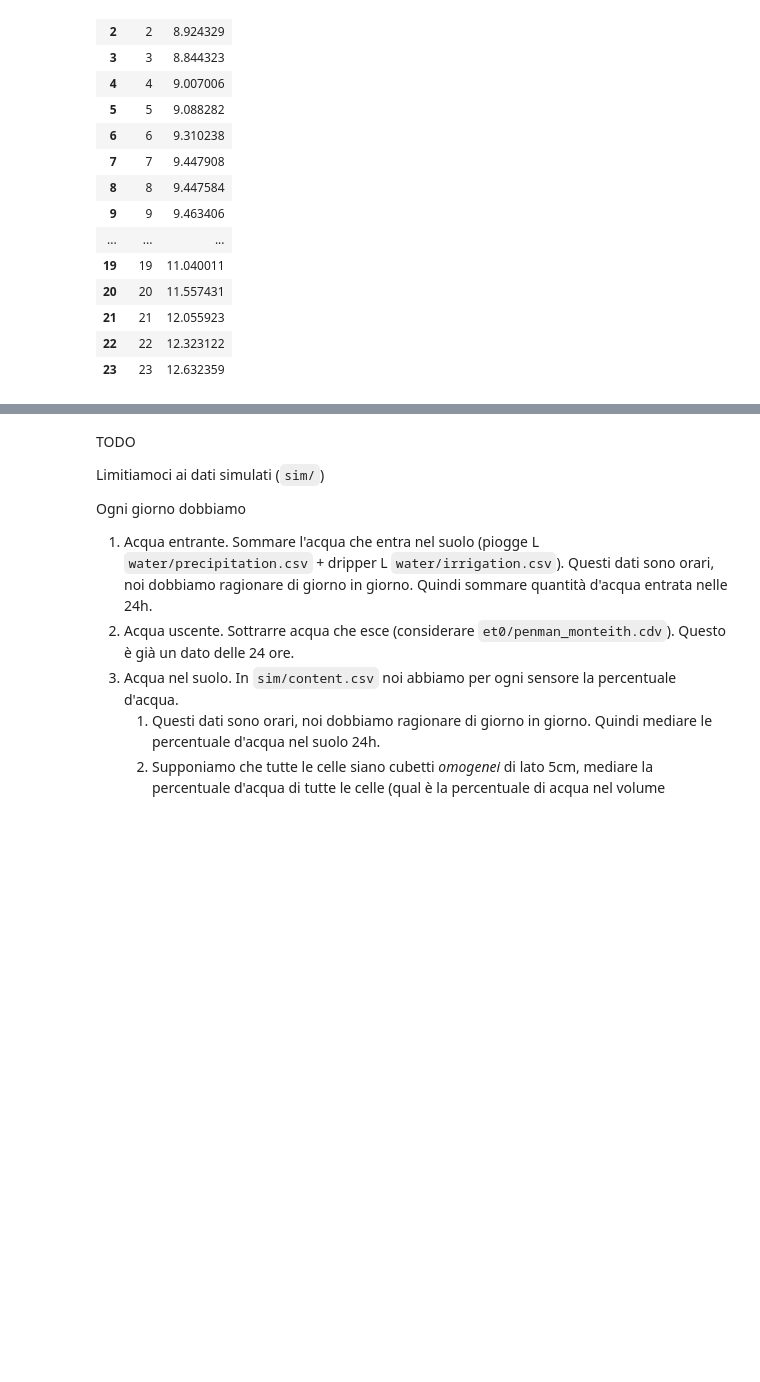
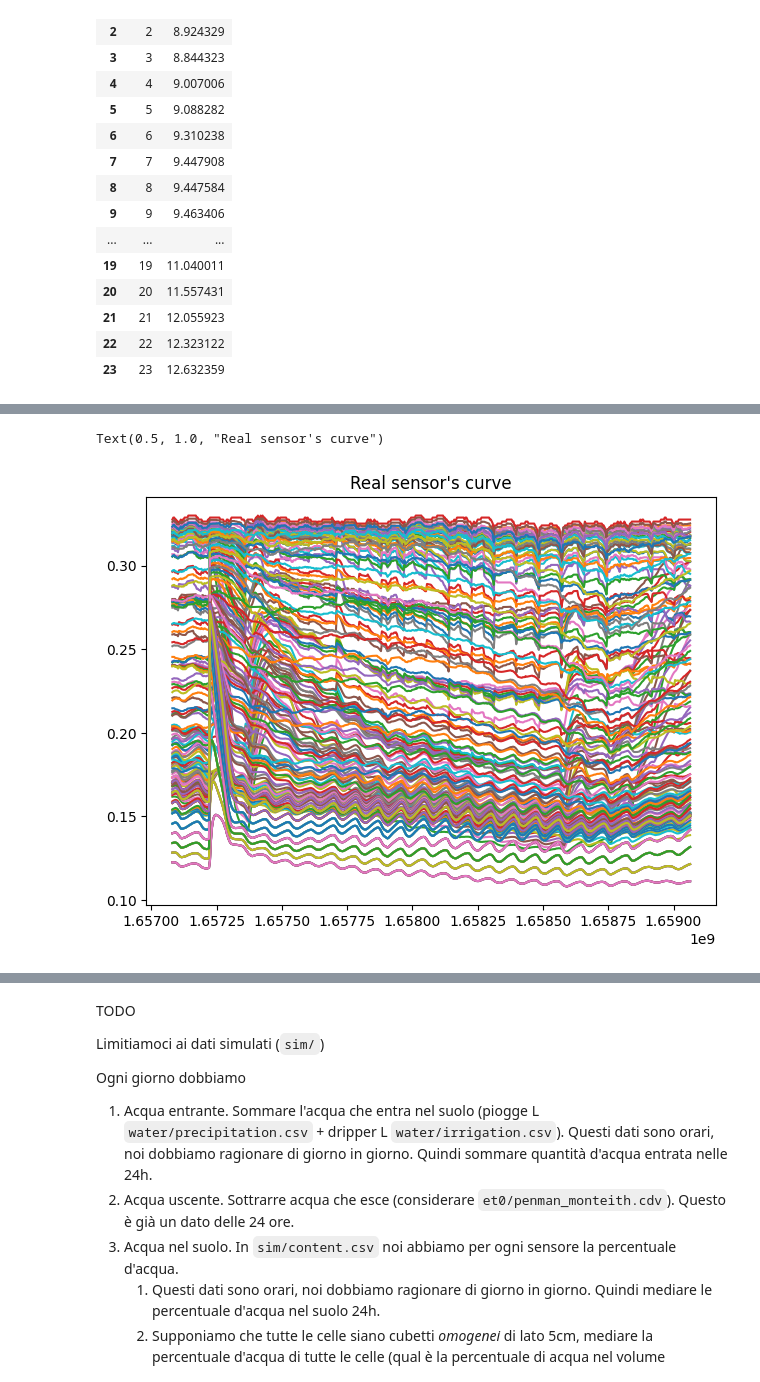
Before and after one commit to josephgiovanelli/et0_calculation, a Jupyter notebook: notebook.ipynb, the cells around one changed output, grey strips where cells are left out. Drawn from its saved outputs; the diff is of its cells as text; code cells hidden in the pictures; blank space fills up the shorter version.

```diff
--- a/notebook.ipynb
+++ b/notebook.ipynb
@@ -192,0 +205,18 @@ pd.DataFrame([{'timestamp': 0, 'et0': 0}]).append(et, ignore_index =True)
+# %%
+import matplotlib.pyplot as plt
+fig,ax = plt.subplots()
+
+wc2 = pd.read_csv('/home/data/interp_obs/water_content.csv')
+
+melted = wc2 \
+    .melt(col_level=0, id_vars=['timestamp'], value_vars=[x for x in wc2.columns if x != 'timestamp']) \
+
+
+for v in melted["variable"].unique():
+    f = melted[melted["variable"] == v]
+    ax.plot(f["timestamp"], f["value"], label=v)
+fig.tight_layout()
+plt.title("Real sensor's curve")
+# %% [output]
+Text(0.5, 1.0, "Real sensor's curve")
+[figure, added]
```
Also changed, not shown: parts of 6 cells of this notebook.
